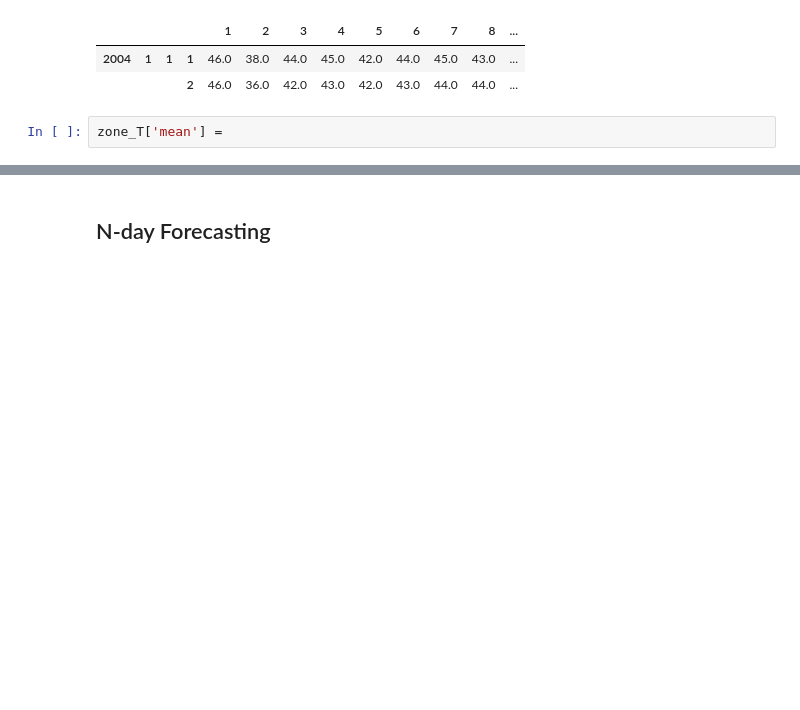
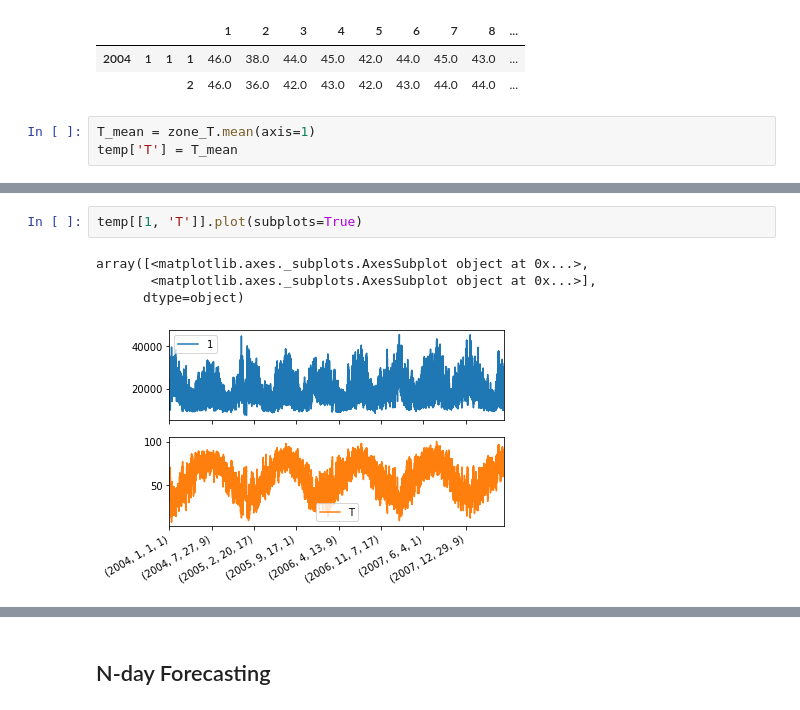
Before and after one commit to Pedromacedo41/MAP573, a Jupyter notebook: src/Francisco/RNN_TSF.ipynb, the cells around one changed output, grey strips where cells are left out. Cells and saved outputs as stored; diff of their text form; blank space fills up the shorter version.

```diff
--- a/src/Francisco/RNN_TSF.ipynb
+++ b/src/Francisco/RNN_TSF.ipynb
@@ -328,5 +328,6 @@ zone_T.head(2)
 |  |  |  |  | 1 | 2 | 3 | 4 | 5 | 6 | 7 | 8 | ... |
 | 2004 | 1 | 1 | 1 | 46.0 | 38.0 | 44.0 | 45.0 | 42.0 | 44.0 | 45.0 | 43.0 | ... |
 |  |  |  | 2 | 46.0 | 36.0 | 42.0 | 43.0 | 42.0 | 43.0 | 44.0 | 44.0 | ... |
-# %%
-zone_T['mean'] =
+# %%
+T_mean = zone_T.mean(axis=1)
+temp['T'] = T_mean
@@ -332,0 +339,7 @@ zone_T['mean'] =
+# %%
+temp[[1, 'T']].plot(subplots=True)
+# %% [output]
+array([<matplotlib.axes._subplots.AxesSubplot object at 0x...>,
+       <matplotlib.axes._subplots.AxesSubplot object at 0x...>],
+      dtype=object)
+[figure, added]
```
Also changed, not shown: parts of 2 cells of this notebook.
